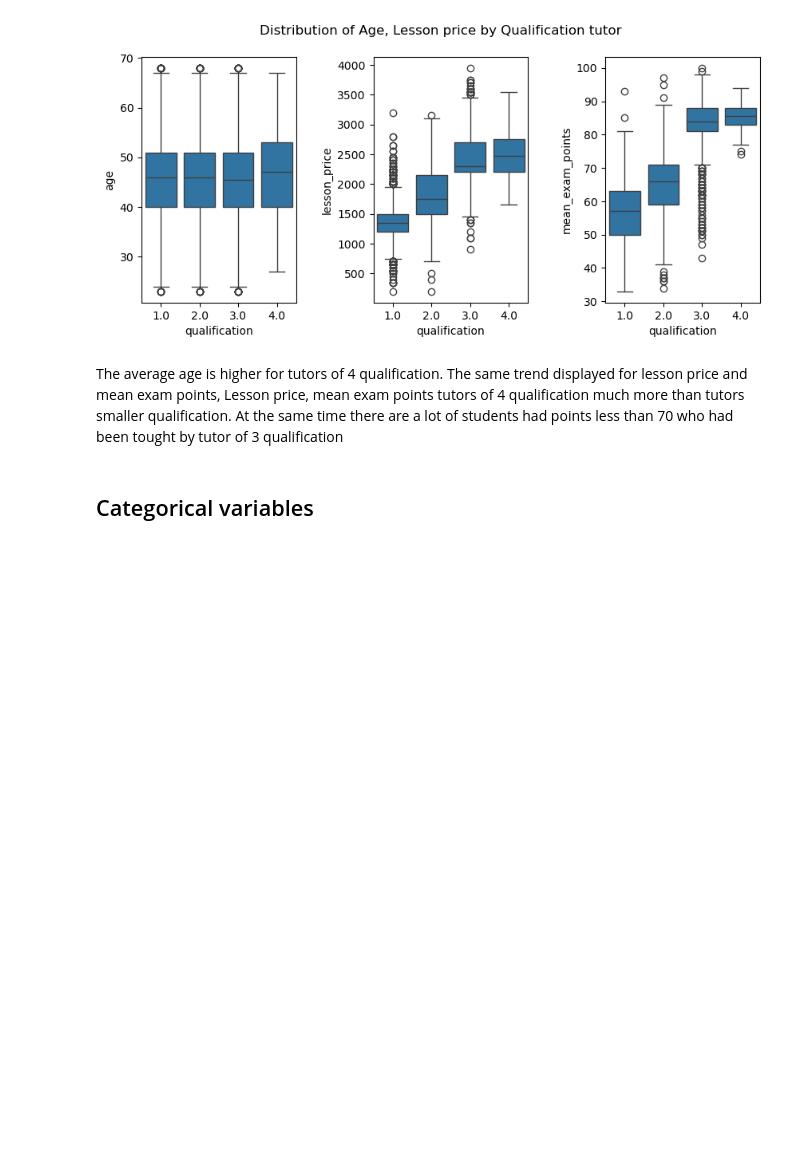
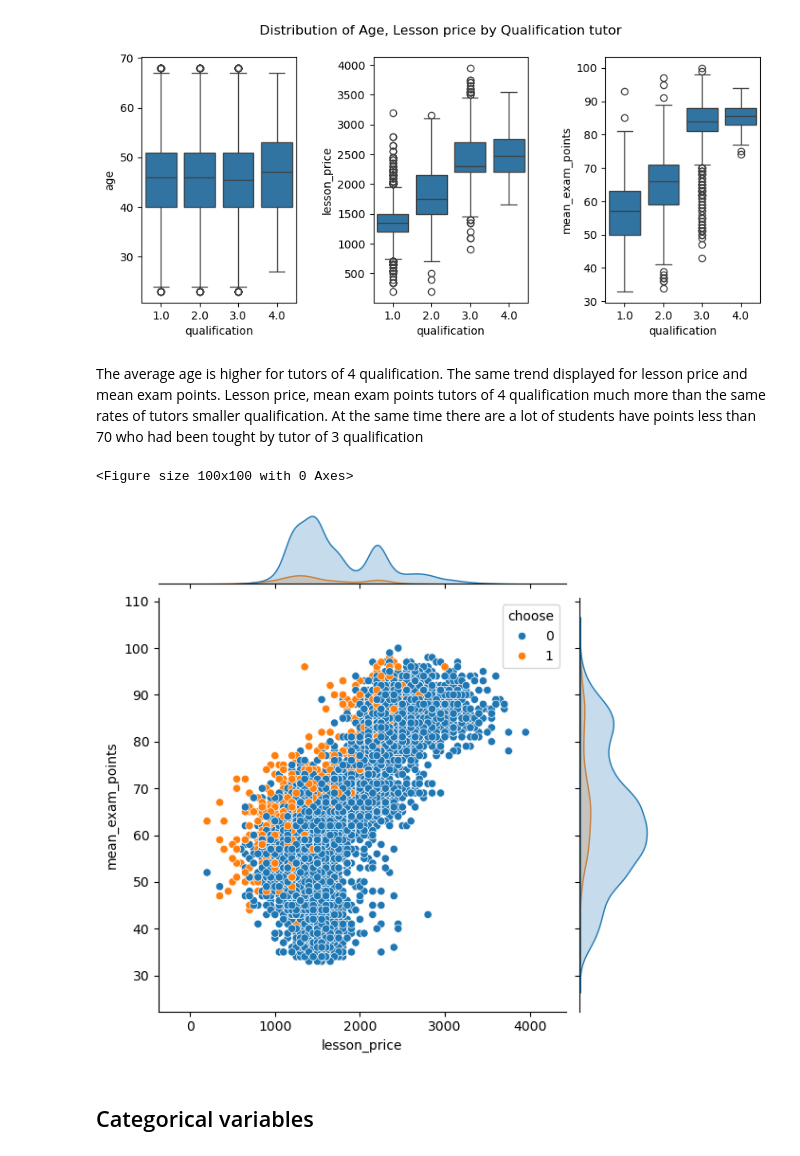
Before and after one commit to SpaceMakerc/tutor_prediction, a Jupyter notebook: predict_model_v1.ipynb, the cells around one changed output. Saved outputs shown, nothing was run; the diff lists cells and outputs as text; code cells hidden in the pictures; blank space fills up the shorter version.

```diff
--- a/predict_model_v1.ipynb
+++ b/predict_model_v1.ipynb
@@ -301,6 +301,15 @@ plt.show()
 # %% [output]
 [figure]
 # %% [markdown]
-The average age is higher for tutors of 4 qualification. The same trend displayed for lesson price and mean exam points, Lesson price, mean exam points tutors of 4 qualification much more than tutors smaller qualification. At the same time there are a lot of students had points less than 70 who had been tought by tutor of 3 qualification
+The average age is higher for tutors of 4 qualification. The same trend displayed for lesson price and mean exam points. Lesson price, mean exam points tutors of 4 qualification much more than the same rates of tutors smaller qualification. At the same time there are a lot of students have points less than 70 who had been tought by tutor of 3 qualification
+# %%
+plt.figure(figsize=(1, 1))
+
+sns.jointplot(data=df_train, x="lesson_price", y="mean_exam_points", hue="choose")
+
+plt.show()
+# %% [output]
+<Figure size 100x100 with 0 Axes>
+[figure, added]
 # %% [markdown]
 ## Categorical variables
```
Also changed, not shown: parts of 17 cells of this notebook.
